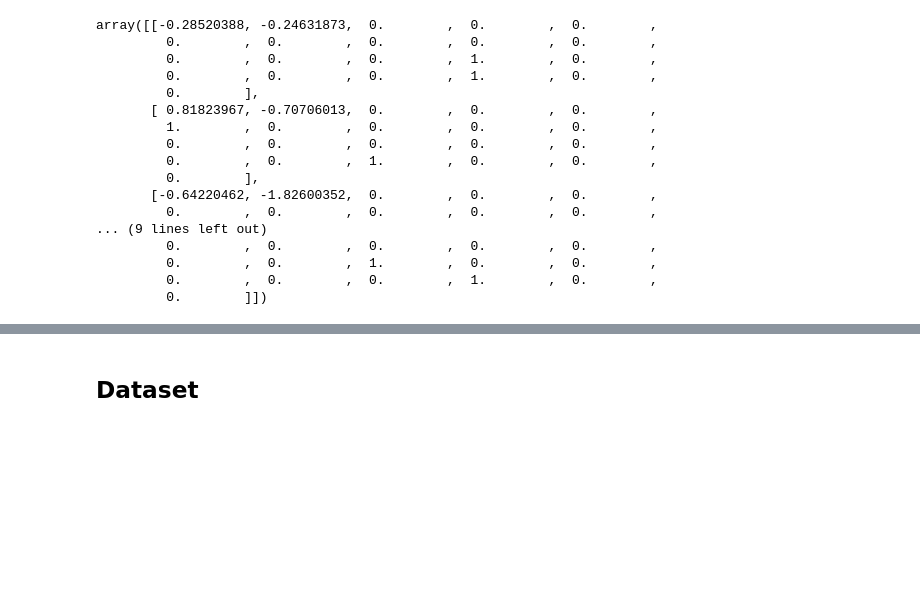
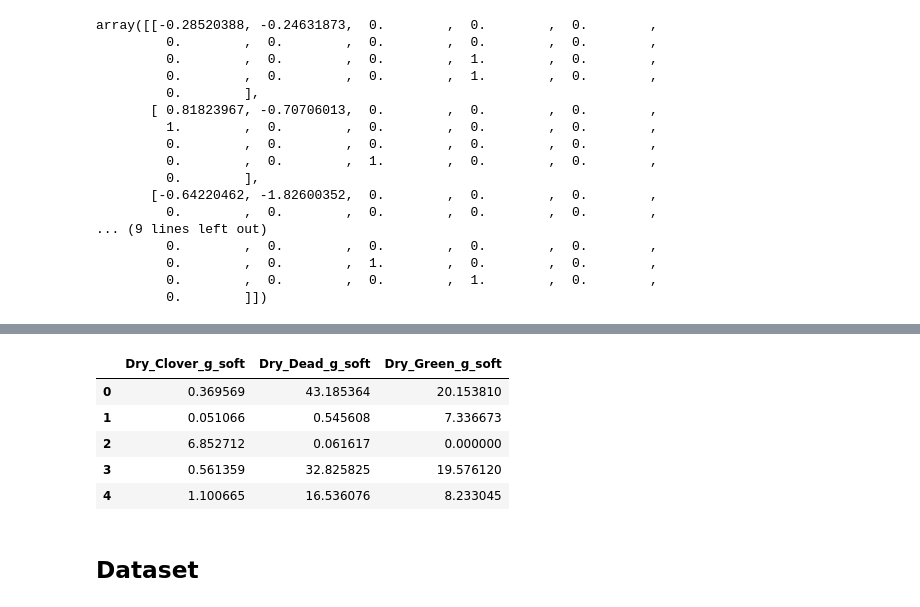
Before and after one commit to KharinTymofii/CSIRO-Image2Biomass-Prediction, a Jupyter notebook: notebooks/distillation_student.ipynb, the cells around one changed output, grey strips where cells are left out. Cells and saved outputs as stored; diff of their text form; code cells hidden in the pictures; blank space fills up the shorter version.

Commit message:
feat: loading soft targets

```diff
--- a/notebooks/distillation_student.ipynb
+++ b/notebooks/distillation_student.ipynb
@@ -71,6 +70,7 @@ MODEL = "swinv2_tiny_window8_256"
 MODEL_STAGE = "student"  # 'teacher' or 'student'
 PROJECT_NAME = "csiro-image2biomass-prediction"
 CHECKPOINTS_DIR = f"./kaggle/checkpoints/{MODEL_STAGE}/"
+USE_OOF_SOFT_TARGETS = False  # Whether to use OOF soft targets or 100% ensemble soft targets
 
 # Each patch is 1000x1000, resize to 768x768 for vision transformers
 SIZE = 768
@@ -208,3 +208,12 @@ array([[-0.28520388, -0.24631873,  0.        ,  0.        ,  0.        ,
          0.        ,  0.        ,  1.        ,  0.        ,  0.        ,
          0.        ,  0.        ,  0.        ,  1.        ,  0.        ,
          0.        ]])
+# %%
+# Load OOF soft targets from Teacher
+path_soft_targets = './kaggle/input/{type}.csv'
+path_soft_targets = path_soft_targets.format(type='train_with_oof_soft_targets' if USE_OOF_SOFT_TARGETS else 'train_with_soft_targets')
+
+soft_targets_df = pd.read_csv(path_soft_targets)
+
+logger.success(f"Loaded soft targets: {soft_targets_df.shape}")
+logger.info(f"Columns: {soft_targets_df.columns.tolist()}")
@@ -210,0 +226,8 @@ array([[-0.28520388, -0.24631873,  0.        ,  0.        ,  0.        ,
+# %%
+# Verify we have soft target columns
+soft_cols = ['Dry_Clover_g_soft', 'Dry_Dead_g_soft', 'Dry_Green_g_soft']
+assert all(col in soft_targets_df.columns for col in soft_cols), "Missing soft target columns!"
+
+logger.info(f"Soft targets preview:")
+display(soft_targets_df[soft_cols].head())
+# %% [output]
@@ -211,3 +236,9 @@ array([[-0.28520388, -0.24631873,  0.        ,  0.        ,  0.        ,
+|  | Dry_Clover_g_soft | Dry_Dead_g_soft | Dry_Green_g_soft |
+| 0 | 0.369569 | 43.185364 | 20.153810 |
+| 1 | 0.051066 | 0.545608 | 7.336673 |
+| 2 | 6.852712 | 0.061617 | 0.000000 |
+| 3 | 0.561359 | 32.825825 | 19.576120 |
+| 4 | 1.100665 | 16.536076 | 8.233045 |
 # %% [markdown]
 ## Dataset
 # %%
```
Also changed, not shown: parts of 4 cells of this notebook.
